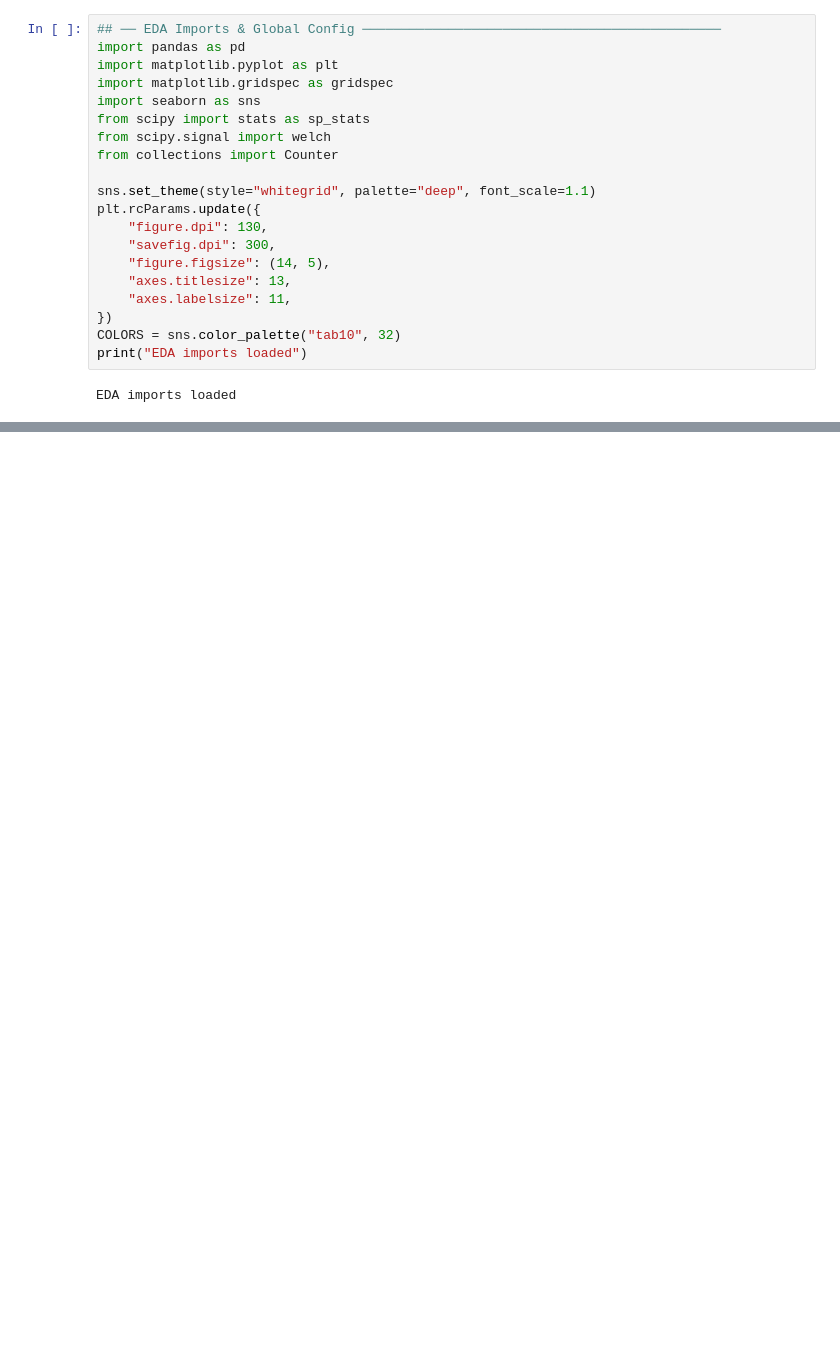
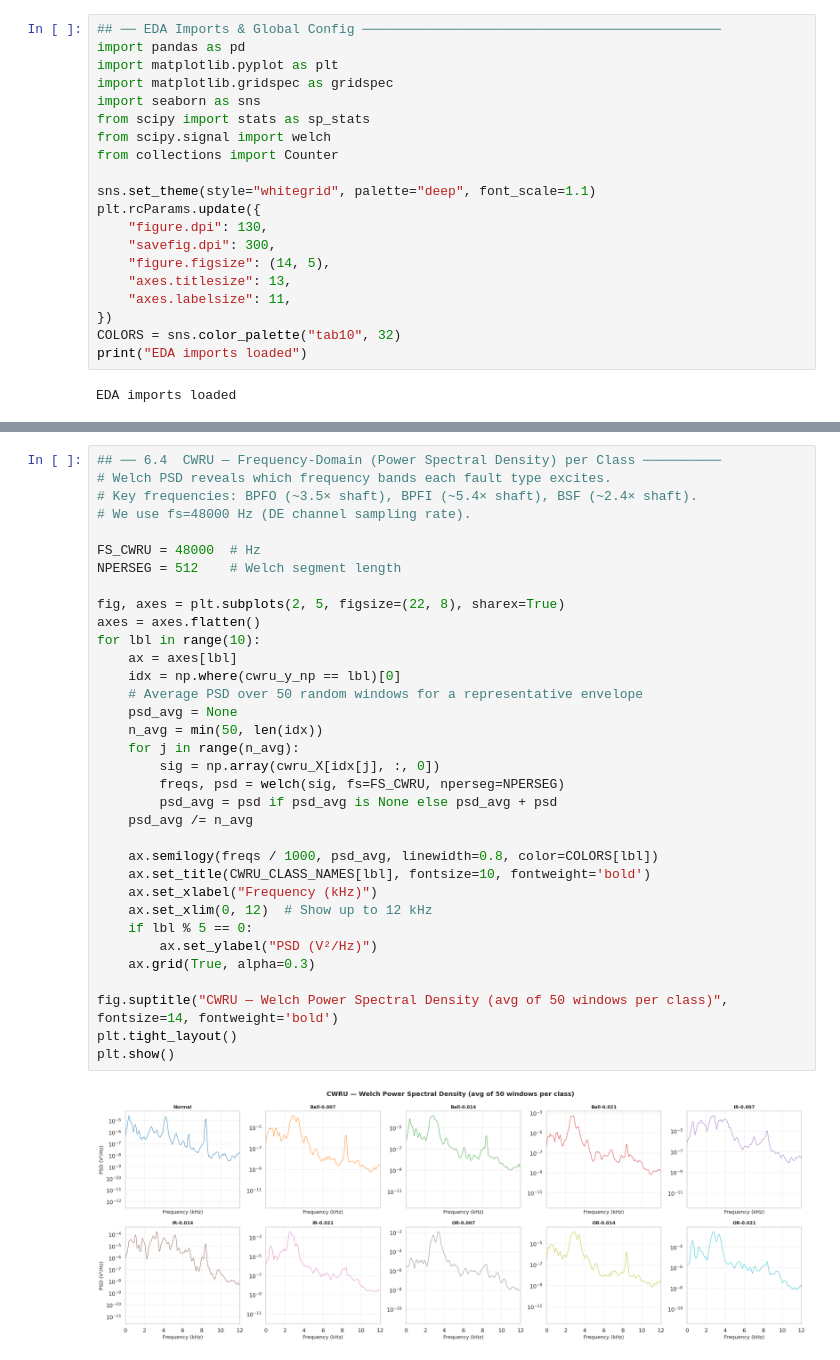
Before and after one commit to Oshadha345/FlowMatch-PdM, a Jupyter notebook: notebooks/01_dataset_analysis.ipynb, the cells around one changed output, grey strips where cells are left out. Saved outputs shown, nothing was run; the diff lists cells and outputs as text; blank space fills up the shorter version.

```diff
--- a/notebooks/01_dataset_analysis.ipynb
+++ b/notebooks/01_dataset_analysis.ipynb
@@ -414,0 +660,36 @@ Download XJTU-SY dataset
+# %%
+## ── 6.4  CWRU — Frequency-Domain (Power Spectral Density) per Class ──────────
+# Welch PSD reveals which frequency bands each fault type excites.
+# Key frequencies: BPFO (~3.5× shaft), BPFI (~5.4× shaft), BSF (~2.4× shaft).
+# We use fs=48000 Hz (DE channel sampling rate).
+
+FS_CWRU = 48000  # Hz
+NPERSEG = 512    # Welch segment length
+
+fig, axes = plt.subplots(2, 5, figsize=(22, 8), sharex=True)
+axes = axes.flatten()
+for lbl in range(10):
+    ax = axes[lbl]
+    idx = np.where(cwru_y_np == lbl)[0]
+    # Average PSD over 50 random windows for a representative envelope
+    psd_avg = None
+    n_avg = min(50, len(idx))
+    for j in range(n_avg):
+        sig = np.array(cwru_X[idx[j], :, 0])
+        freqs, psd = welch(sig, fs=FS_CWRU, nperseg=NPERSEG)
+        psd_avg = psd if psd_avg is None else psd_avg + psd
+    psd_avg /= n_avg
+
+    ax.semilogy(freqs / 1000, psd_avg, linewidth=0.8, color=COLORS[lbl])
+    ax.set_title(CWRU_CLASS_NAMES[lbl], fontsize=10, fontweight='bold')
+    ax.set_xlabel("Frequency (kHz)")
+    ax.set_xlim(0, 12)  # Show up to 12 kHz
+    if lbl % 5 == 0:
+        ax.set_ylabel("PSD (V²/Hz)")
+    ax.grid(True, alpha=0.3)
+
+fig.suptitle("CWRU — Welch Power Spectral Density (avg of 50 windows per class)", fontsize=14, fontweight='bold')
+plt.tight_layout()
+plt.show()
+# %% [output]
+[figure, added]
```
Also changed, not shown: parts of 50 cells of this notebook.
